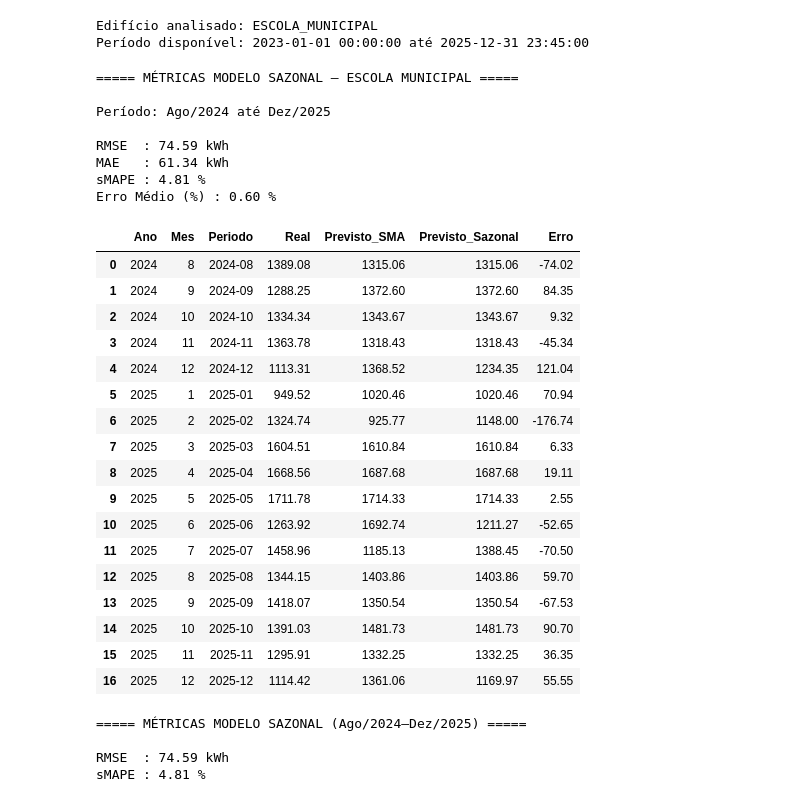
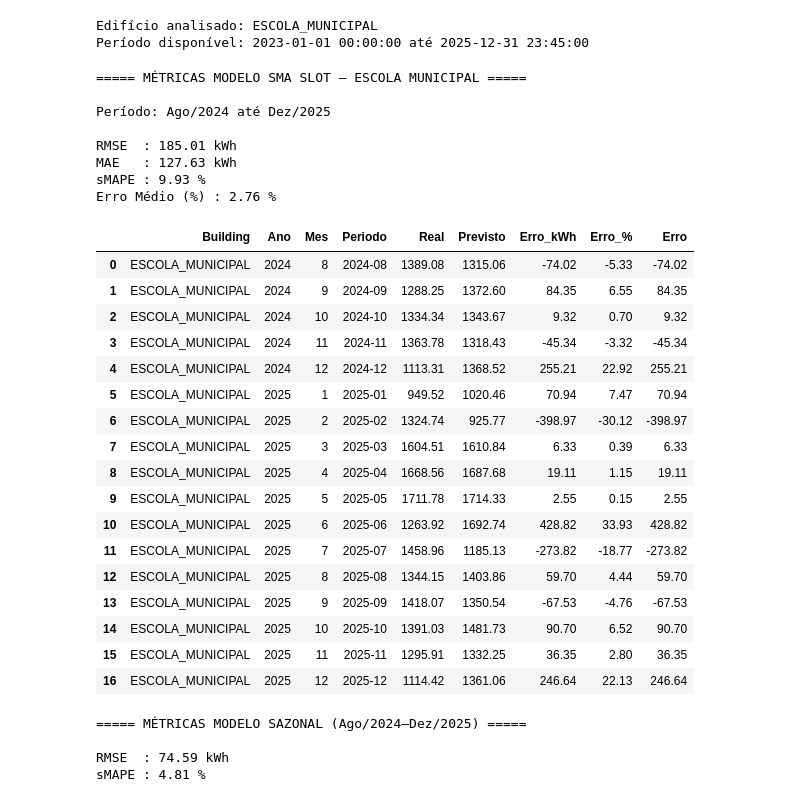
Before and after one commit to lucasmedss/peca, a Jupyter notebook: scripts/forecast_metrics.ipynb, the cells around one changed output. Saved outputs shown, nothing was run; the diff lists cells and outputs as text; code cells hidden in the pictures.

Commit message:
Atualiza script de métricas

```diff
--- a/scripts/forecast_metrics.ipynb
+++ b/scripts/forecast_metrics.ipynb
@@ -334,67 +332,62 @@ Período disponível: 2023-01-01 00:00:00 até 2025-12-31 23:45:00
 # MÉTRICAS GLOBAIS — ESCOLA MUNICIPAL
 # =====================================================
 
-df_valid = df_sazonal_multi.copy()
+df_valid = df_sma_compare[
+    df_sma_compare["Building"] == BUILDING_FILTER
+].copy()
 
-# Remover possíveis valores nulos
 df_valid = df_valid.dropna()
 
-# Erro
-df_valid["Erro"] = df_valid["Previsto_Sazonal"] - df_valid["Real"]
+df_valid["Erro"] = df_valid["Previsto"] - df_valid["Real"]
 
-# RMSE
 rmse = np.sqrt(np.mean(df_valid["Erro"]**2))
-
-# MAE
 mae = np.mean(np.abs(df_valid["Erro"]))
 
-# sMAPE (robusto)
 smape = np.mean(
     2*np.abs(df_valid["Erro"]) /
-    (np.abs(df_valid["Real"]) + np.abs(df_valid["Previsto_Sazonal"]))
+    (np.abs(df_valid["Real"]) + np.abs(df_valid["Previsto"]))
 ) * 100
 
-# Erro percentual médio
 erro_medio_percentual = np.mean(
     df_valid["Erro"] / df_valid["Real"]
 ) * 100
 
 
-print("\n===== MÉTRICAS MODELO SAZONAL — ESCOLA MUNICIPAL =====\n")
+print("\n===== MÉTRICAS MODELO SMA SLOT — ESCOLA MUNICIPAL =====\n")
 print(f"Período: Ago/2024 até Dez/2025\n")
 print(f"RMSE  : {rmse:.2f} kWh")
 print(f"MAE   : {mae:.2f} kWh")
 print(f"sMAPE : {smape:.2f} %")
 print(f"Erro Médio (%) : {erro_medio_percentual:.2f} %")
 
 display(df_valid.round(2))
 # %% [output]
-===== MÉTRICAS MODELO SAZONAL — ESCOLA MUNICIPAL =====
+===== MÉTRICAS MODELO SMA SLOT — ESCOLA MUNICIPAL =====
 
 Período: Ago/2024 até Dez/2025
 
-RMSE  : 74.59 kWh
-MAE   : 61.34 kWh
-sMAPE : 4.81 %
-Erro Médio (%) : 0.60 %
+RMSE  : 185.01 kWh
+MAE   : 127.63 kWh
+sMAPE : 9.93 %
+Erro Médio (%) : 2.76 %
-|  | Ano | Mes | Periodo | Real | Previsto_SMA | Previsto_Sazonal | Erro |
-| 0 | 2024 | 8 | 2024-08 | 1389.08 | 1315.06 | 1315.06 | -74.02 |
-| 1 | 2024 | 9 | 2024-09 | 1288.25 | 1372.60 | 1372.60 | 84.35 |
-| 2 | 2024 | 10 | 2024-10 | 1334.34 | 1343.67 | 1343.67 | 9.32 |
-| 3 | 2024 | 11 | 2024-11 | 1363.78 | 1318.43 | 1318.43 | -45.34 |
-| 4 | 2024 | 12 | 2024-12 | 1113.31 | 1368.52 | 1234.35 | 121.04 |
-| 5 | 2025 | 1 | 2025-01 | 949.52 | 1020.46 | 1020.46 | 70.94 |
-| 6 | 2025 | 2 | 2025-02 | 1324.74 | 925.77 | 1148.00 | -176.74 |
-| 7 | 2025 | 3 | 2025-03 | 1604.51 | 1610.84 | 1610.84 | 6.33 |
-| 8 | 2025 | 4 | 2025-04 | 1668.56 | 1687.68 | 1687.68 | 19.11 |
-| 9 | 2025 | 5 | 2025-05 | 1711.78 | 1714.33 | 1714.33 | 2.55 |
-| 10 | 2025 | 6 | 2025-06 | 1263.92 | 1692.74 | 1211.27 | -52.65 |
-| 11 | 2025 | 7 | 2025-07 | 1458.96 | 1185.13 | 1388.45 | -70.50 |
-| 12 | 2025 | 8 | 2025-08 | 1344.15 | 1403.86 | 1403.86 | 59.70 |
-| 13 | 2025 | 9 | 2025-09 | 1418.07 | 1350.54 | 1350.54 | -67.53 |
-| 14 | 2025 | 10 | 2025-10 | 1391.03 | 1481.73 | 1481.73 | 90.70 |
-| 15 | 2025 | 11 | 2025-11 | 1295.91 | 1332.25 | 1332.25 | 36.35 |
-| 16 | 2025 | 12 | 2025-12 | 1114.42 | 1361.06 | 1169.97 | 55.55 |
+|  | Building | Ano | Mes | Periodo | Real | Previsto | Erro_kWh | Erro_% | Erro |
+| 0 | ESCOLA_MUNICIPAL | 2024 | 8 | 2024-08 | 1389.08 | 1315.06 | -74.02 | -5.33 | -74.02 |
+| 1 | ESCOLA_MUNICIPAL | 2024 | 9 | 2024-09 | 1288.25 | 1372.60 | 84.35 | 6.55 | 84.35 |
+| 2 | ESCOLA_MUNICIPAL | 2024 | 10 | 2024-10 | 1334.34 | 1343.67 | 9.32 | 0.70 | 9.32 |
+| 3 | ESCOLA_MUNICIPAL | 2024 | 11 | 2024-11 | 1363.78 | 1318.43 | -45.34 | -3.32 | -45.34 |
+| 4 | ESCOLA_MUNICIPAL | 2024 | 12 | 2024-12 | 1113.31 | 1368.52 | 255.21 | 22.92 | 255.21 |
+| 5 | ESCOLA_MUNICIPAL | 2025 | 1 | 2025-01 | 949.52 | 1020.46 | 70.94 | 7.47 | 70.94 |
+| 6 | ESCOLA_MUNICIPAL | 2025 | 2 | 2025-02 | 1324.74 | 925.77 | -398.97 | -30.12 | -398.97 |
+| 7 | ESCOLA_MUNICIPAL | 2025 | 3 | 2025-03 | 1604.51 | 1610.84 | 6.33 | 0.39 | 6.33 |
+| 8 | ESCOLA_MUNICIPAL | 2025 | 4 | 2025-04 | 1668.56 | 1687.68 | 19.11 | 1.15 | 19.11 |
+| 9 | ESCOLA_MUNICIPAL | 2025 | 5 | 2025-05 | 1711.78 | 1714.33 | 2.55 | 0.15 | 2.55 |
+| 10 | ESCOLA_MUNICIPAL | 2025 | 6 | 2025-06 | 1263.92 | 1692.74 | 428.82 | 33.93 | 428.82 |
+| 11 | ESCOLA_MUNICIPAL | 2025 | 7 | 2025-07 | 1458.96 | 1185.13 | -273.82 | -18.77 | -273.82 |
+| 12 | ESCOLA_MUNICIPAL | 2025 | 8 | 2025-08 | 1344.15 | 1403.86 | 59.70 | 4.44 | 59.70 |
+| 13 | ESCOLA_MUNICIPAL | 2025 | 9 | 2025-09 | 1418.07 | 1350.54 | -67.53 | -4.76 | -67.53 |
+| 14 | ESCOLA_MUNICIPAL | 2025 | 10 | 2025-10 | 1391.03 | 1481.73 | 90.70 | 6.52 | 90.70 |
+| 15 | ESCOLA_MUNICIPAL | 2025 | 11 | 2025-11 | 1295.91 | 1332.25 | 36.35 | 2.80 | 36.35 |
+| 16 | ESCOLA_MUNICIPAL | 2025 | 12 | 2025-12 | 1114.42 | 1361.06 | 246.64 | 22.13 | 246.64 |
 # %%
 # =====================================================
 # ESTATÍSTICAS MODELO SAZONAL
```
Also changed, not shown: parts of 4 cells of this notebook.
